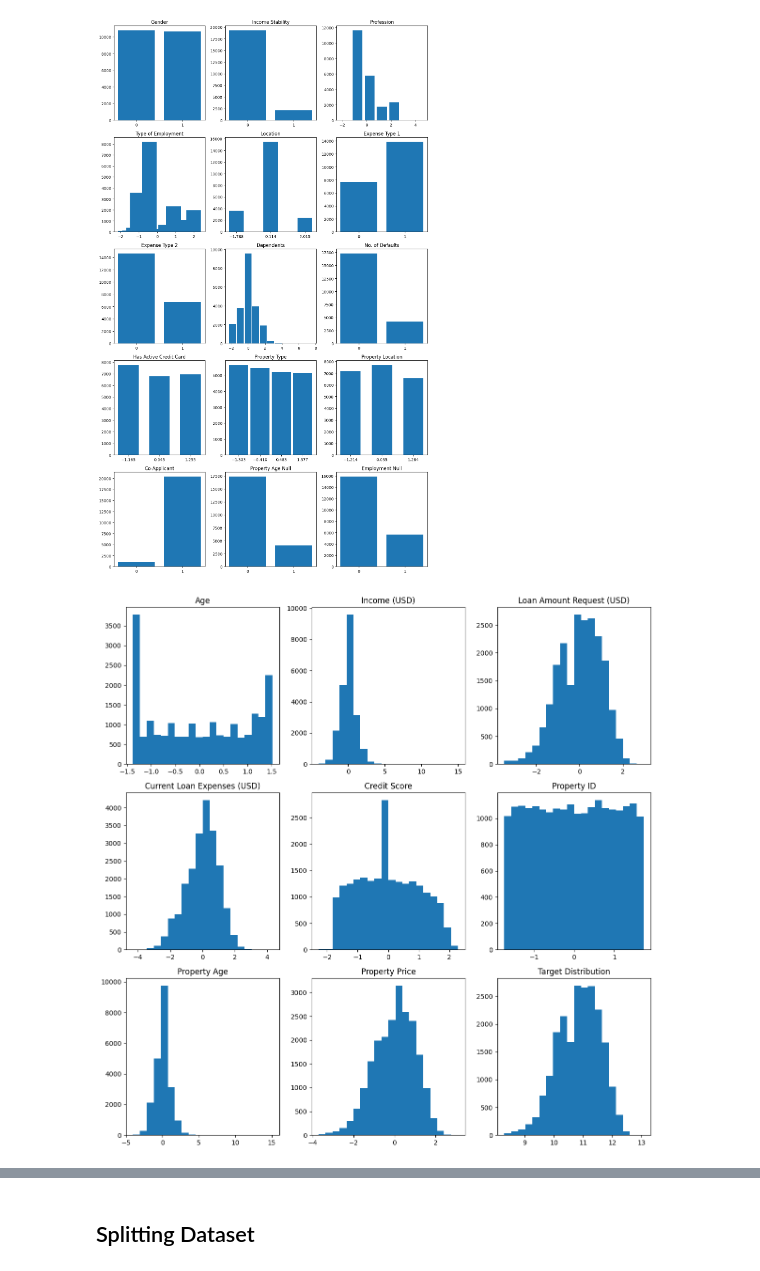
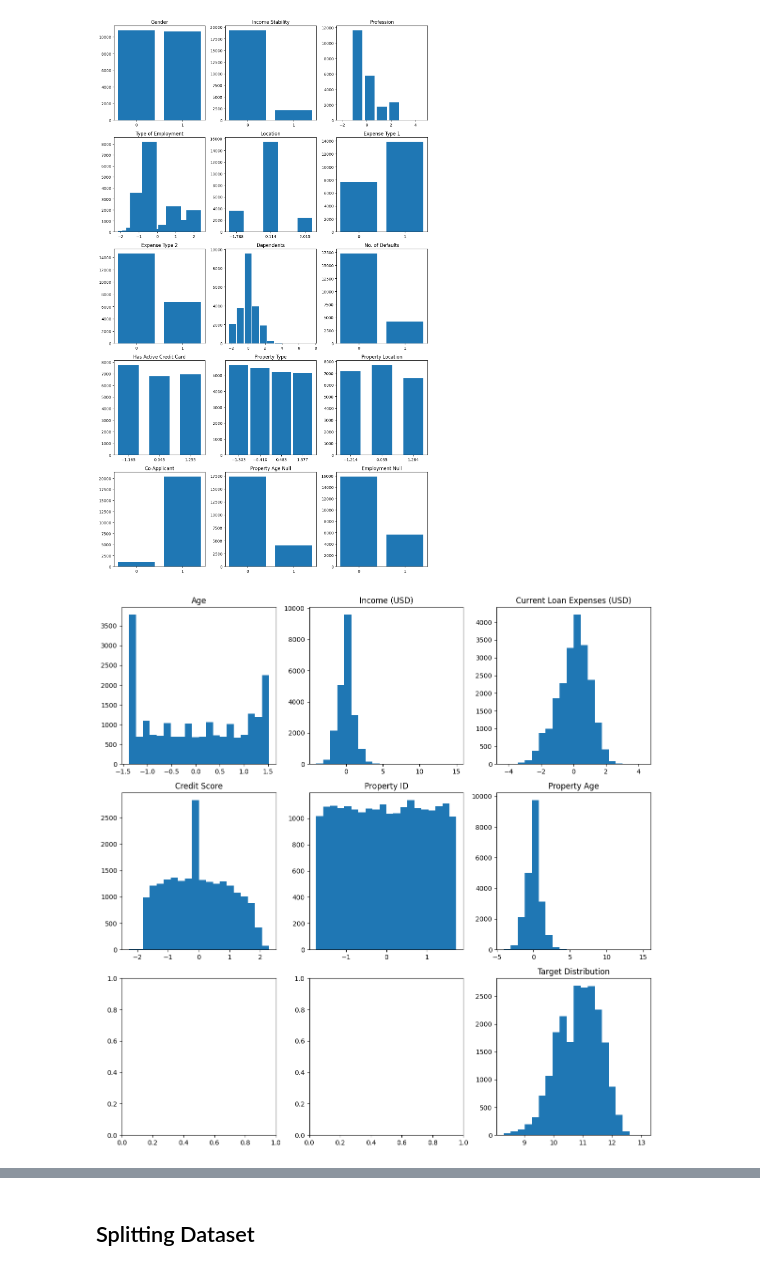
Before and after one commit to KarthikPreVin/MACHINE-LEARNING-LAB, a Jupyter notebook: ASSIGNMENT 3/ASSIGNMENT 3.ipynb, the cells around one changed output, grey strips where cells are left out. Saved outputs shown, nothing was run; the diff lists cells and outputs as text; code cells hidden in the pictures.

```diff
--- a/ASSIGNMENT 3/ASSIGNMENT 3.ipynb
+++ b/ASSIGNMENT 3/ASSIGNMENT 3.ipynb
@@ -148,15 +148,15 @@ train_df = imputer.fit_transform(train_df)
 # %% [markdown]
 ### standardizing numerical data
 # %%
-X = train_df.drop("Loan Sanction Amount (USD)", axis = 1)
+X = train_df.drop(["Loan Sanction Amount (USD)","Loan Amount Request (USD)", "Property Price"], axis = 1)
 y = train_df[["Loan Sanction Amount (USD)"]].copy()
 
 ## propert age, price, all usd have outliers
 
 X["Current Loan Expenses (USD)"] = X["Current Loan Expenses (USD)"].apply(np.log1p)
 X["Income (USD)"] = X["Income (USD)"].apply(np.log1p)
-X["Loan Amount Request (USD)"] = X["Loan Amount Request (USD)"].apply(np.log1p)
-X["Property Price"] = X["Property Price"].apply(np.log1p)
+# X["Loan Amount Request (USD)"] = X["Loan Amount Request (USD)"].apply(np.log1p)
+# X["Property Price"] = X["Property Price"].apply(np.log1p)
 X["Property Age"] = X["Property Age"].apply(np.log1p)
 
 y["Loan Sanction Amount (USD)"] = y["Loan Sanction Amount (USD)"].apply(np.log1p)
@@ -166,9 +166,10 @@ scaler.set_output(transform="pandas")
 
 standard_scale_columns = [
     'Age', 'Income (USD)', 'Profession', 'Type of Employment', 'Location',
-    'Loan Amount Request (USD)', 'Current Loan Expenses (USD)', 'Dependents',
+    # 'Loan Amount Request (USD)', 'Property Price',
+      'Current Loan Expenses (USD)', 'Dependents',
     'Credit Score', 'Has Active Credit Card', 'Property ID', 'Property Age',
-    'Property Type', 'Property Location', 'Property Price'
+    'Property Type', 'Property Location'
 ]
 
 for column in standard_scale_columns:
@@ -210,19 +211,19 @@ plt.show()
 # %%
 fig,axes = plt.subplots(nrows = 3, ncols = 3, figsize = (12,12))
 axes = axes.flatten()
-for i in range(8):
+for i in range(len(continuous_columns)):
     axes[i].hist(X[continuous_columns[i]],bins=20)
     # axes[i].scatter(x=range(len(X)),y=X[continuous_columns[i]])
     axes[i].set_title(continuous_columns[i])
 
 # axes[8].remove()
 axes[8].hist(y[target_columns[0]], bins = 20)
 axes[8].set_title("Target Distribution")
 
 plt.tight_layout()
 plt.show()
 # %% [output]
-[figure, old version]
+[figure, new version]
 # %%
 fig,axes = plt.subplots(nrows = 3, ncols = 3, figsize = (12,12))
 axes = axes.flatten()
```
Also changed, not shown: parts of 12 cells of this notebook.
